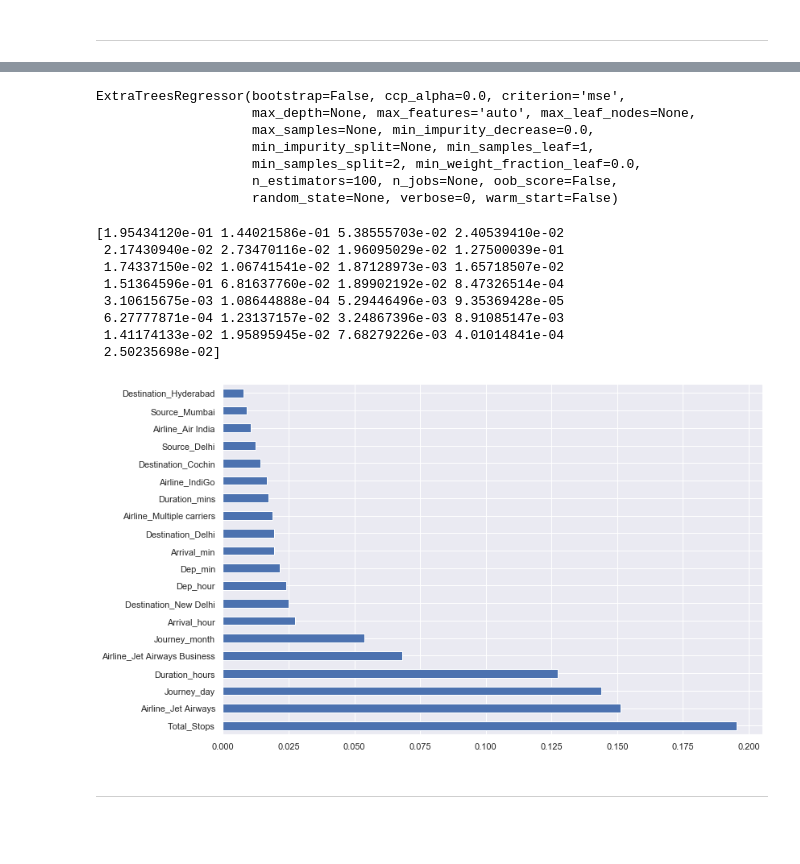
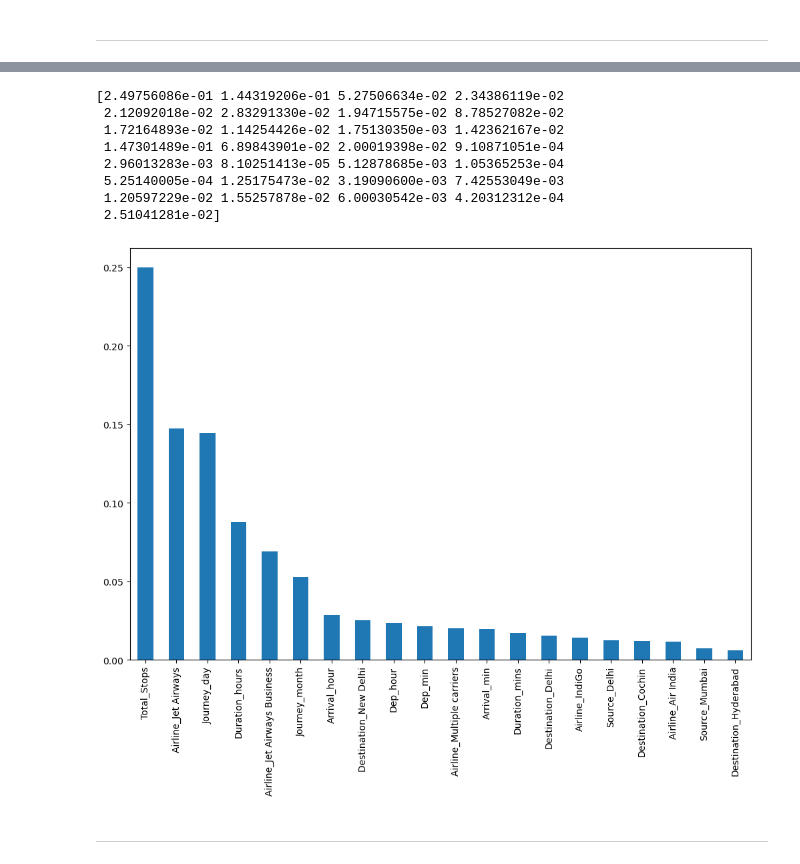
Before and after one commit to vkshirley/flightprice-ML, a Jupyter notebook: flight_price.ipynb, the cells around one changed output, grey strips where cells are left out. Drawn from its saved outputs; the diff is of its cells as text; code cells hidden in the pictures; blank space fills up the shorter version.

```diff
--- a/flight_price.ipynb
+++ b/flight_price.ipynb
@@ -6,5 +6,4 @@ import numpy as np
 import pandas as pd
 import matplotlib.pyplot as plt
 import seaborn as sns
-
-sns.set()
+import warnings
@@ -22,5 +10,5 @@ Error:
 # %%
-train_data = pd.read_excel(r"F:\SELF STUDY\PROJECT\Flight-Price-Prediction-master\Data_Train.xlsx")
+train_data = pd.read_excel(r"F:\SELF STUDY\PROJECT\dataset\Data_Train.xlsx")
 # %%
 pd.set_option('display.max_columns', None)
 # %%
@@ -571,36 +592,22 @@ plt.show()
-# %%
-# Important feature using ExtraTreesRegressor
-
-from sklearn.ensemble import ExtraTreesRegressor
-selection = ExtraTreesRegressor()
-selection.fit(X, y)
-# %% [output]
-ExtraTreesRegressor(bootstrap=False, ccp_alpha=0.0, criterion='mse',
-                    max_depth=None, max_features='auto', max_leaf_nodes=None,
-                    max_samples=None, min_impurity_decrease=0.0,
-                    min_impurity_split=None, min_samples_leaf=1,
-                    min_samples_split=2, min_weight_fraction_leaf=0.0,
-                    n_estimators=100, n_jobs=None, oob_score=False,
-                    random_state=None, verbose=0, warm_start=False)
 # %%
 print(selection.feature_importances_)
 # %% [output]
-[1.95434120e-01 1.44021586e-01 5.38555703e-02 2.40539410e-02
- 2.17430940e-02 2.73470116e-02 1.96095029e-02 1.27500039e-01
- 1.74337150e-02 1.06741541e-02 1.87128973e-03 1.65718507e-02
- 1.51364596e-01 6.81637760e-02 1.89902192e-02 8.47326514e-04
- 3.10615675e-03 1.08644888e-04 5.29446496e-03 9.35369428e-05
- 6.27777871e-04 1.23137157e-02 3.24867396e-03 8.91085147e-03
- 1.41174133e-02 1.95895945e-02 7.68279226e-03 4.01014841e-04
- 2.50235698e-02]
+[2.49756086e-01 1.44319206e-01 5.27506634e-02 2.34386119e-02
+ 2.12092018e-02 2.83291330e-02 1.94715575e-02 8.78527082e-02
+ 1.72164893e-02 1.14254426e-02 1.75130350e-03 1.42362167e-02
+ 1.47301489e-01 6.89843901e-02 2.00019398e-02 9.10871051e-04
+ 2.96013283e-03 8.10251413e-05 5.12878685e-03 1.05365253e-04
+ 5.25140005e-04 1.25175473e-02 3.19090600e-03 7.42553049e-03
+ 1.20597229e-02 1.55257878e-02 6.00030542e-03 4.20312312e-04
+ 2.51041281e-02]
 # %%
 #plot graph of feature importances for better visualization
 
 plt.figure(figsize = (12,8))
 feat_importances = pd.Series(selection.feature_importances_, index=X.columns)
-feat_importances.nlargest(20).plot(kind='barh')
+feat_importances.nlargest(20).plot(kind='bar')
 plt.show()
 # %% [output]
-[figure, old version]
+[figure, new version]
 # %% [markdown]
 ---
```
Also changed, not shown: parts of 96 cells of this notebook, 2 other files.
